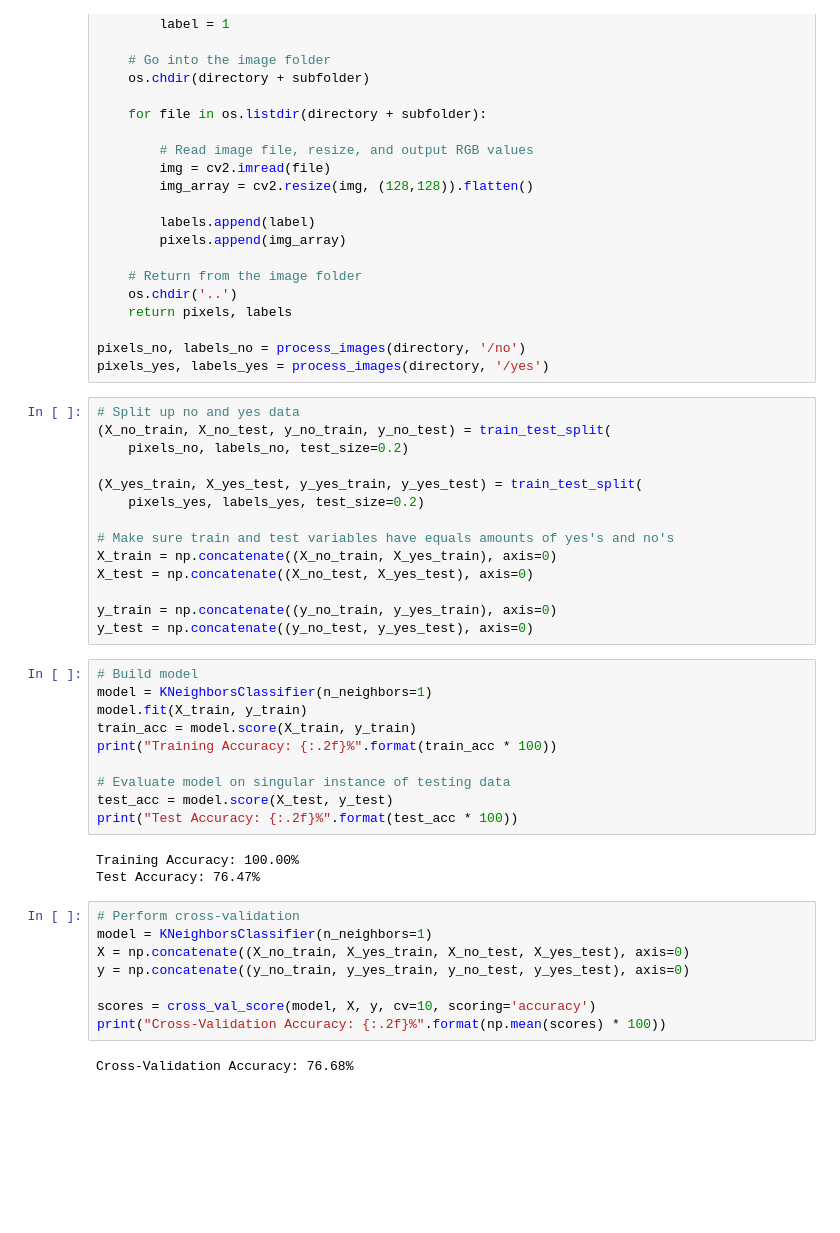
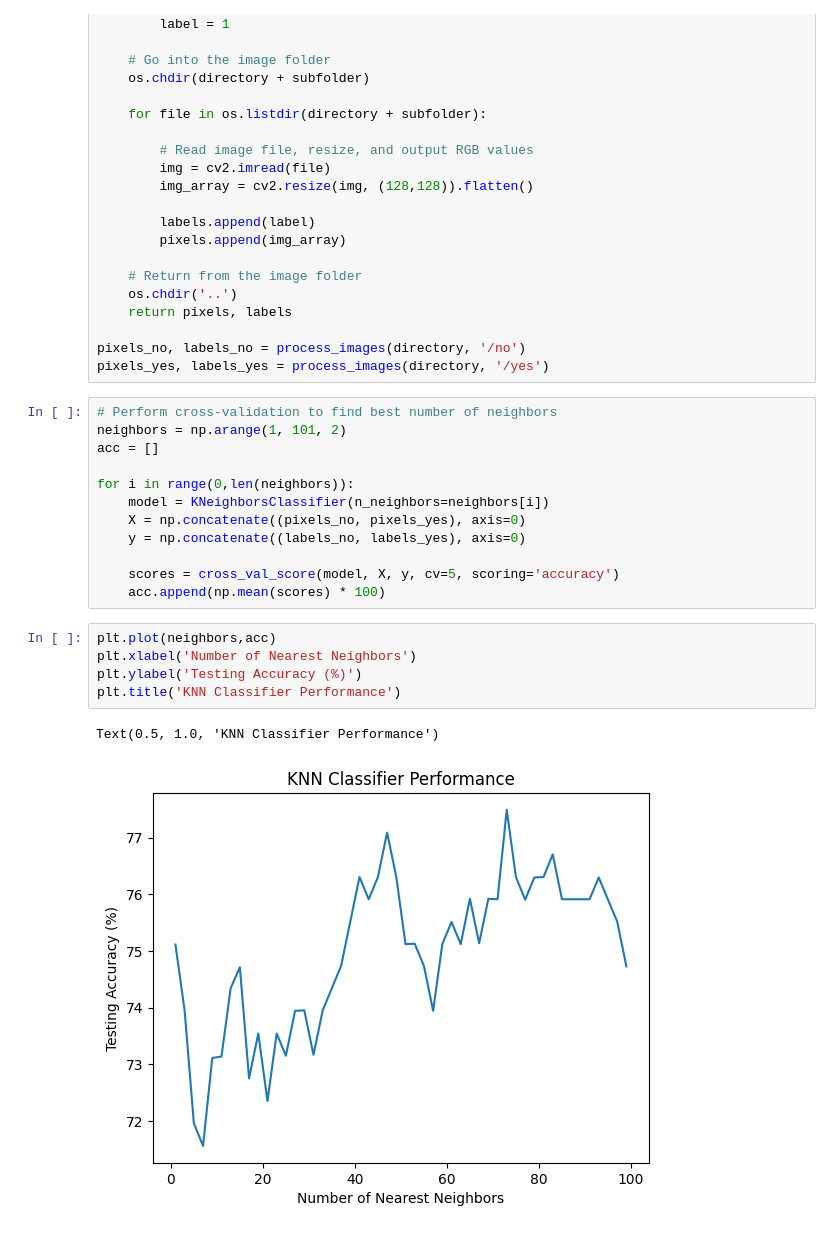
Before and after one commit to atayal73/COGS118B_Project, a Jupyter notebook: knn.ipynb, the cells around one changed output. Cells and saved outputs as stored; diff of their text form; blank space fills up the shorter version.

```diff
--- a/knn.ipynb
+++ b/knn.ipynb
@@ -39,40 +39,23 @@ def process_images(directory, subfolder):
 
 pixels_no, labels_no = process_images(directory, '/no')
 pixels_yes, labels_yes = process_images(directory, '/yes')
-# %%
-# Split up no and yes data
-(X_no_train, X_no_test, y_no_train, y_no_test) = train_test_split(
-    pixels_no, labels_no, test_size=0.2)
-
-(X_yes_train, X_yes_test, y_yes_train, y_yes_test) = train_test_split(
-    pixels_yes, labels_yes, test_size=0.2)
-
-# Make sure train and test variables have equals amounts of yes's and no's
-X_train = np.concatenate((X_no_train, X_yes_train), axis=0)
-X_test = np.concatenate((X_no_test, X_yes_test), axis=0)
-
-y_train = np.concatenate((y_no_train, y_yes_train), axis=0)
-y_test = np.concatenate((y_no_test, y_yes_test), axis=0)
-# %%
-# Build model
-model = KNeighborsClassifier(n_neighbors=1)
-model.fit(X_train, y_train)
-train_acc = model.score(X_train, y_train)
-print("Training Accuracy: {:.2f}%".format(train_acc * 100))
-
-# Evaluate model on singular instance of testing data
-test_acc = model.score(X_test, y_test)
-print("Test Accuracy: {:.2f}%".format(test_acc * 100))
-# %% [output]
-Training Accuracy: 100.00%
-Test Accuracy: 76.47%
 # %%
-# Perform cross-validation
-model = KNeighborsClassifier(n_neighbors=1)
-X = np.concatenate((X_no_train, X_yes_train, X_no_test, X_yes_test), axis=0)
-y = np.concatenate((y_no_train, y_yes_train, y_no_test, y_yes_test), axis=0)
+# Perform cross-validation to find best number of neighbors
+neighbors = np.arange(1, 101, 2)
+acc = []
 
-scores = cross_val_score(model, X, y, cv=10, scoring='accuracy')
-print("Cross-Validation Accuracy: {:.2f}%".format(np.mean(scores) * 100))
+for i in range(0,len(neighbors)):
+    model = KNeighborsClassifier(n_neighbors=neighbors[i])
+    X = np.concatenate((pixels_no, pixels_yes), axis=0)
+    y = np.concatenate((labels_no, labels_yes), axis=0)
+
+    scores = cross_val_score(model, X, y, cv=5, scoring='accuracy')
+    acc.append(np.mean(scores) * 100)
-# %% [output]
-Cross-Validation Accuracy: 76.68%
+# %%
+plt.plot(neighbors,acc)
+plt.xlabel('Number of Nearest Neighbors')
+plt.ylabel('Testing Accuracy (%)')
+plt.title('KNN Classifier Performance')
+# %% [output]
+Text(0.5, 1.0, 'KNN Classifier Performance')
+[figure, added]
```
Also changed, not shown: parts of 1 cell of this notebook.
